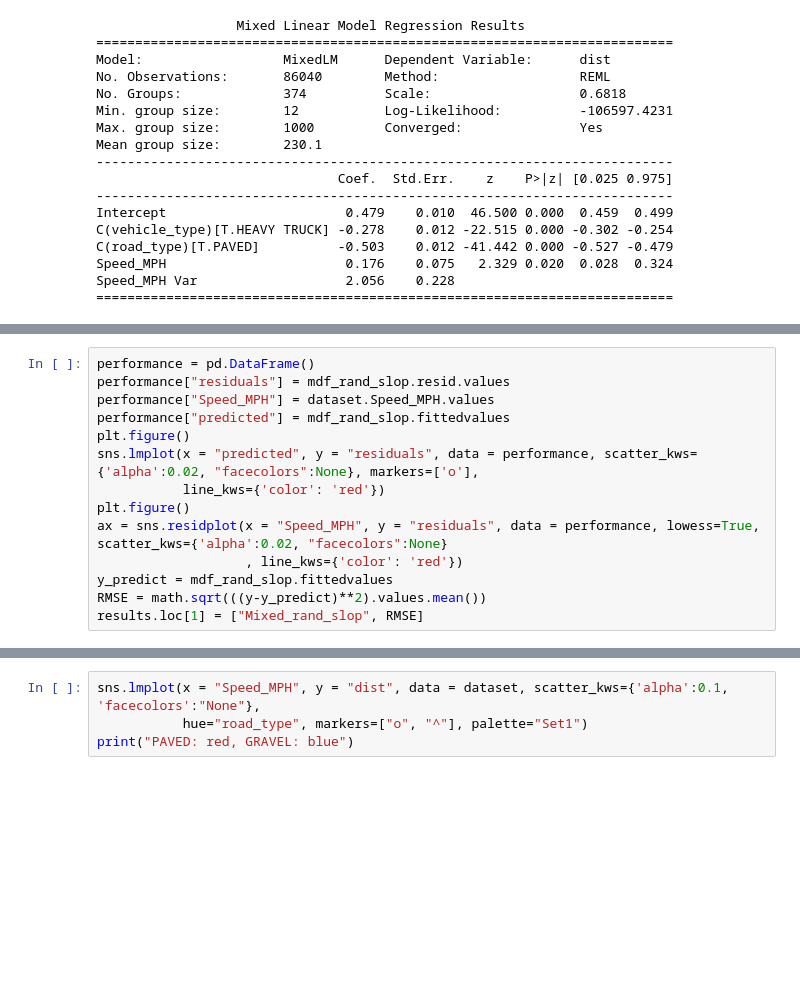
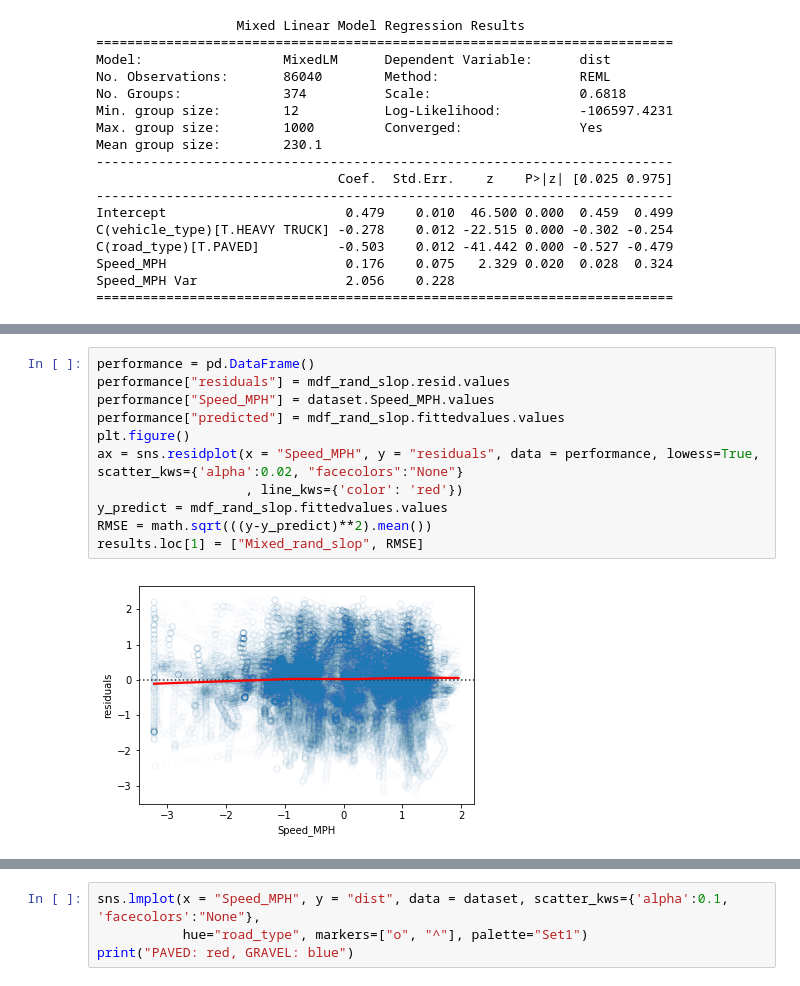
Before and after one commit to saeedarabi92/Farm-equipment-following-behaviour, a Jupyter notebook: notebooks/Mixed_effect_model.ipynb, the cells around one changed output, grey strips where cells are left out. Drawn from its saved outputs; the diff is of its cells as text; blank space fills up the shorter version.

```diff
--- a/notebooks/Mixed_effect_model.ipynb
+++ b/notebooks/Mixed_effect_model.ipynb
@@ -147,16 +167,15 @@ results
 # %%
 performance = pd.DataFrame()
 performance["residuals"] = mdf_rand_slop.resid.values
 performance["Speed_MPH"] = dataset.Speed_MPH.values
-performance["predicted"] = mdf_rand_slop.fittedvalues
+performance["predicted"] = mdf_rand_slop.fittedvalues.values
 plt.figure()
-sns.lmplot(x = "predicted", y = "residuals", data = performance, scatter_kws={'alpha':0.02, "facecolors":None}, markers=['o'],
-           line_kws={'color': 'red'})
-plt.figure()
-ax = sns.residplot(x = "Speed_MPH", y = "residuals", data = performance, lowess=True, scatter_kws={'alpha':0.02, "facecolors":None}
+ax = sns.residplot(x = "Speed_MPH", y = "residuals", data = performance, lowess=True, scatter_kws={'alpha':0.02, "facecolors":"None"}
                    , line_kws={'color': 'red'})
-y_predict = mdf_rand_slop.fittedvalues
-RMSE = math.sqrt(((y-y_predict)**2).values.mean())
+y_predict = mdf_rand_slop.fittedvalues.values
+RMSE = math.sqrt(((y-y_predict)**2).mean())
 results.loc[1] = ["Mixed_rand_slop", RMSE]
+# %% [output]
+[figure, added]
 # %%
 results
```
Also changed, not shown: parts of 3 cells of this notebook.
